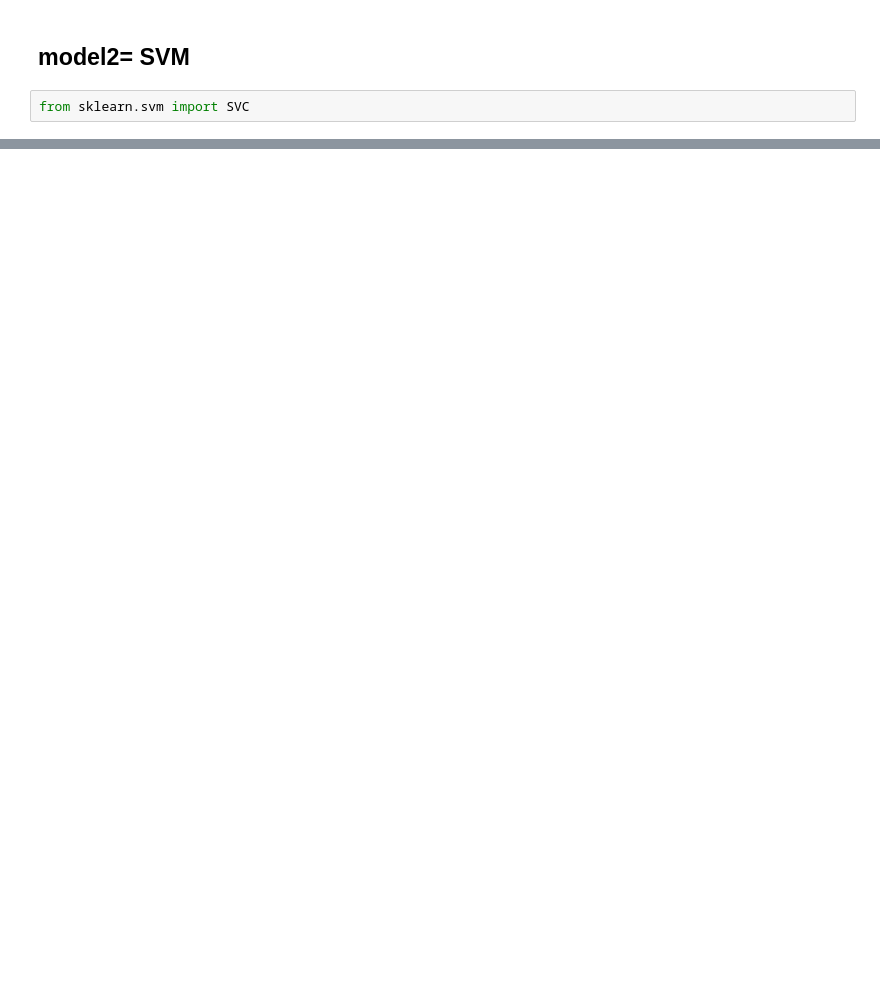
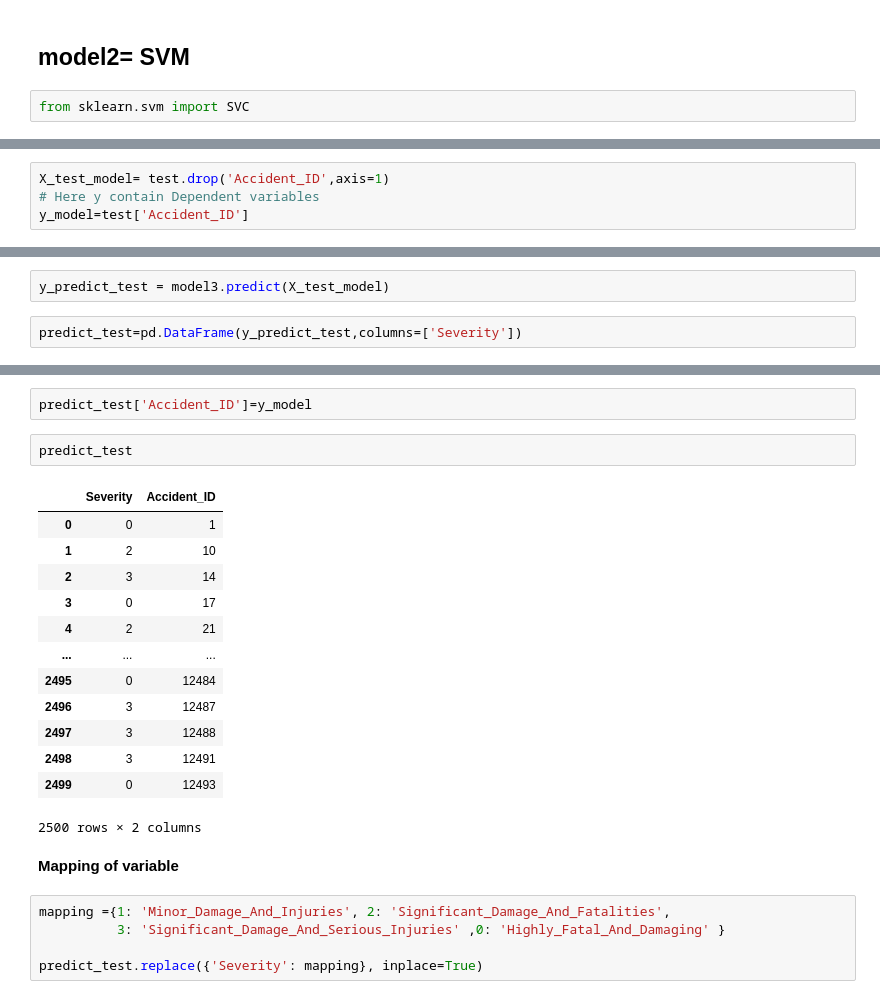
Before and after one commit to mukul20-21/Airplane-Accident-prediction-Hackerearth, a Jupyter notebook: Airplane-Accident.ipynb, the cells around one changed output, grey strips where cells are left out. Cells and saved outputs as stored; diff of their text form; blank space fills up the shorter version.

Commit message:
complete submission of data, which provide as testing of data

```diff
--- a/Airplane-Accident.ipynb
+++ b/Airplane-Accident.ipynb
@@ -949,0 +1050,4 @@ plt.show()
+# %%
+X_test_model= test.drop('Accident_ID',axis=1)
+# Here y contain Dependent variables
+y_model=test['Accident_ID']
@@ -949,0 +1056,4 @@ plt.show()
+# %%
+y_predict_test = model3.predict(X_test_model)
+# %%
+predict_test=pd.DataFrame(y_predict_test,columns=['Severity'])
@@ -949,0 +1069,25 @@ plt.show()
+# %%
+predict_test['Accident_ID']=y_model
+# %%
+predict_test
+# %% [output]
+|  | Severity | Accident_ID |
+| 0 | 0 | 1 |
+| 1 | 2 | 10 |
+| 2 | 3 | 14 |
+| 3 | 0 | 17 |
+| 4 | 2 | 21 |
+| ... | ... | ... |
+| 2495 | 0 | 12484 |
+| 2496 | 3 | 12487 |
+| 2497 | 3 | 12488 |
+| 2498 | 3 | 12491 |
+| 2499 | 0 | 12493 |
+2500 rows × 2 columns
+# %% [markdown]
+**Mapping of variable**
+# %%
+mapping ={1: 'Minor_Damage_And_Injuries', 2: 'Significant_Damage_And_Fatalities',
+          3: 'Significant_Damage_And_Serious_Injuries' ,0: 'Highly_Fatal_And_Damaging' }
+
+predict_test.replace({'Severity': mapping}, inplace=True)
```
Also changed, not shown: parts of 26 cells of this notebook, 1 other file.
